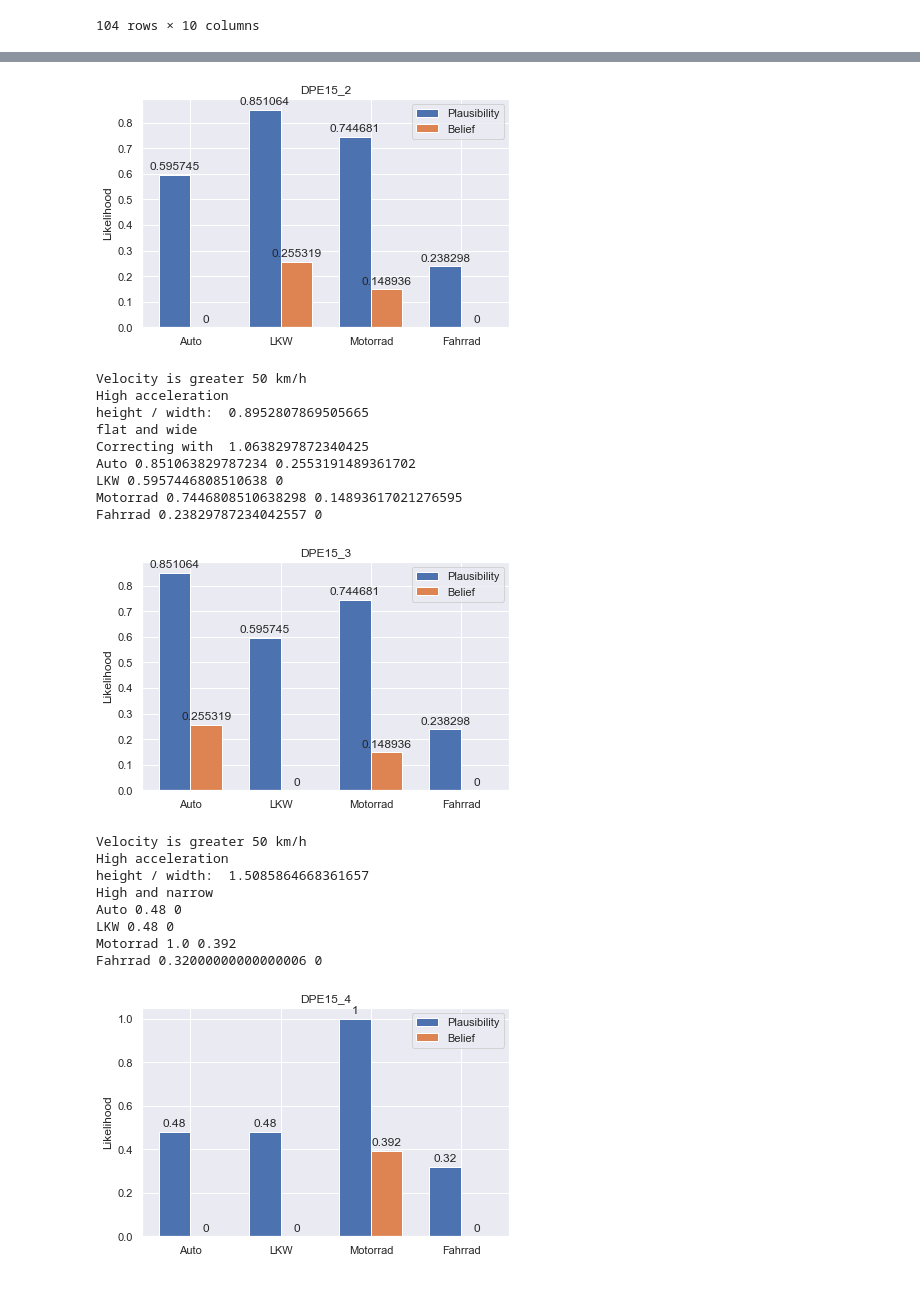
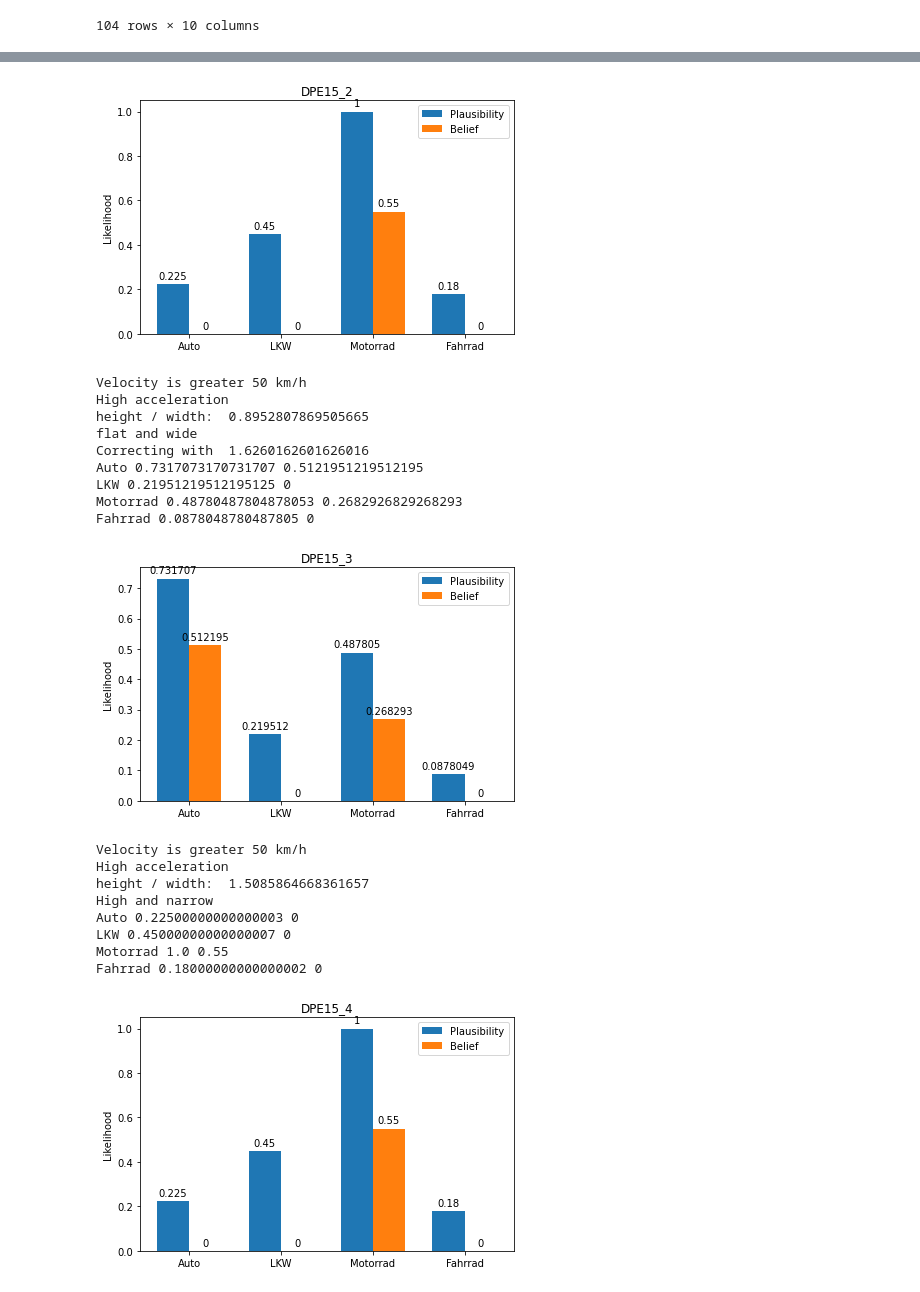
Before and after one commit to JanTSV/Evidenztheorie, a Jupyter notebook: main.ipynb, the cells around one changed output, grey strips where cells are left out. Saved outputs shown, nothing was run; the diff lists cells and outputs as text; code cells hidden in the pictures.

```diff
--- a/main.ipynb
+++ b/main.ipynb
@@ -36,8 +36,6 @@ from IPython.display import display
 
 from python_evidence.dempster_handler import DempsterHandler, Measure
 from utils import load_data, change_data, get_velocity, get_acceleration, save_data_dict, get_dimensions
-import seaborn as sns
-sns.set()
 # %% [markdown]
 # Schritt 1: Daten einlesen und explorieren
 
@@ -157,7 +155,7 @@ for path, df in data_dict.items():
     velocity_key = "v(km/h)"
 
     # Real plots
-    #plt.plot(df["t"], df[velocity_key])
+    plt.plot(df["t"], df[velocity_key], alpha=0.2, label="sensor velocity")
 
     degree_of_graph = 5
     # optimize calculated velocity, as it is scattered
@@ -281,20 +251,22 @@ Height : Width ratio 0.8757060518731988
 ... (4 outputs left out)
 # %%
 def get_max_range_by_criterion(arr: list, criterion):
-    """"""
-    s = 0
+    """
+    Get maximal number of elements fullfilling criterion in arr in a row.
+    """
+    scope = 0
     return_value = 0
-    c = False
-    for v in arr:
-        if criterion(v):
-            s += 1
-            c = True
-        if (not criterion(v)) and c:
-            if s > return_value:
-                return_value = s
-            c = False
-    if s > return_value:
-                return_value = s
+    left_selected = False
+    for element in arr:
+        if criterion(element):
+            scope += 1
+            left_selected = True
+        if (not criterion(element)) and left_selected:
+            if scope > return_value:
+                return_value = scope
+            left_selected = False
+    if scope > return_value:
+                return_value = scope
     return return_value
 
 
@@ -337,7 +309,7 @@ def estimate_vehicle_type(df, title):
     else:
         print("Velocity is lower 50 km/h")
         handler.add_measure([
-            Measure(["Fahrrad"], 0.4)
+            Measure(["Fahrrad"], 0.7)
         ])
 
     # check type of vehicle on basis of its acceleration
@@ -346,33 +318,28 @@ def estimate_vehicle_type(df, title):
                                  lambda x : abs(x) >= ACCELERATION_LIMIT_UPPER) >= 5:
         print("High acceleration")
         handler.add_measure([
-            Measure(["Motorrad"], 0.2)
+            Measure(["Motorrad"], 0.55)
         ])
     elif get_max_range_by_criterion(df["a(km/h^2)"],
                                    lambda x : abs(x) <= ACCELERATION_LIMIT_LOWER) >= 5:
-        print("NOT A")
+        print("Low acceleration")
         handler.add_measure([
-            Measure(["LKW", "Fahrrad", "Auto"], 0.8)
+            Measure(["LKW"], 0.5)
         ])
 
     # Höhe : Breite
     height_mean, width_mean = np.mean(df["height"]), np.mean(df["width"])
     height_width_ratio = height_mean / width_mean
     print("height / width: ", height_width_ratio)
-    if height_width_ratio >= 1.4:
+    if height_width_ratio >= 1.0:
         print("High and narrow")
         handler.add_measure([
-            Measure(["Motorrad", "Fahrrad"], 0.4)
+            Measure(["Motorrad", "Fahrrad", "LKW"], 0.5)
         ])
-    elif height_width_ratio < 1:
+    else:
         print("flat and wide")
         handler.add_measure([
-            Measure(["Auto"], 0.3)
-        ])
-    elif 1.0 <= height_width_ratio and height_width_ratio < 1.4:
-        print("medium height and width")
-        handler.add_measure([
-            Measure(["LKW"], 0.3)
+            Measure(["Auto"], 0.7)
         ])
 
     # Akkumulieren und Plausibilitäten berechnen.
@@ -432,23 +399,23 @@ Fahrrad 0.23829787234042557 0
-[figure, old version]
+[figure, new version]
 Velocity is greater 50 km/h
 High acceleration
 height / width:  0.8952807869505665
 flat and wide
-Correcting with  1.0638297872340425
-Auto 0.851063829787234 0.2553191489361702
-LKW 0.5957446808510638 0
-Motorrad 0.7446808510638298 0.14893617021276595
-Fahrrad 0.23829787234042557 0
+Correcting with  1.6260162601626016
+Auto 0.7317073170731707 0.5121951219512195
+LKW 0.21951219512195125 0
+Motorrad 0.48780487804878053 0.2682926829268293
+Fahrrad 0.0878048780487805 0
-[figure, old version]
+[figure, new version]
 Velocity is greater 50 km/h
 High acceleration
 height / width:  1.5085864668361657
 High and narrow
-Auto 0.48 0
-LKW 0.48 0
-Motorrad 1.0 0.392
-Fahrrad 0.32000000000000006 0
+Auto 0.22500000000000003 0
+LKW 0.45000000000000007 0
+Motorrad 1.0 0.55
+Fahrrad 0.18000000000000002 0
-[figure, old version]
+[figure, new version]
 Velocity is greater 50 km/h
 High acceleration
 height / width:  1.0435777277591232
```
Also changed, not shown: parts of 3 cells of this notebook.
